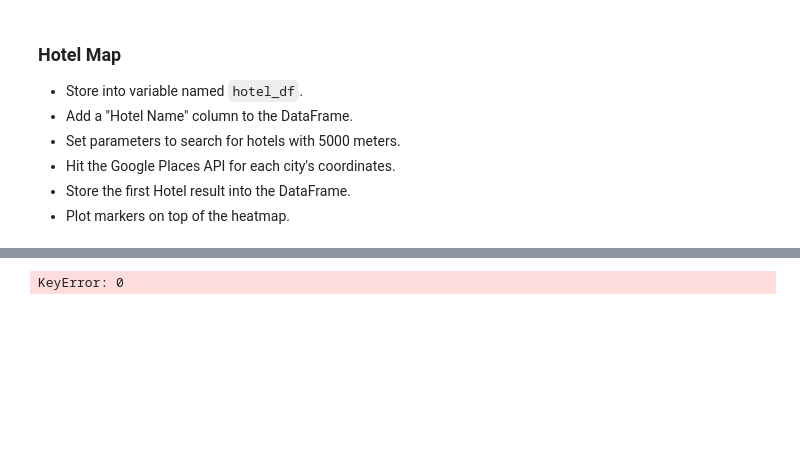
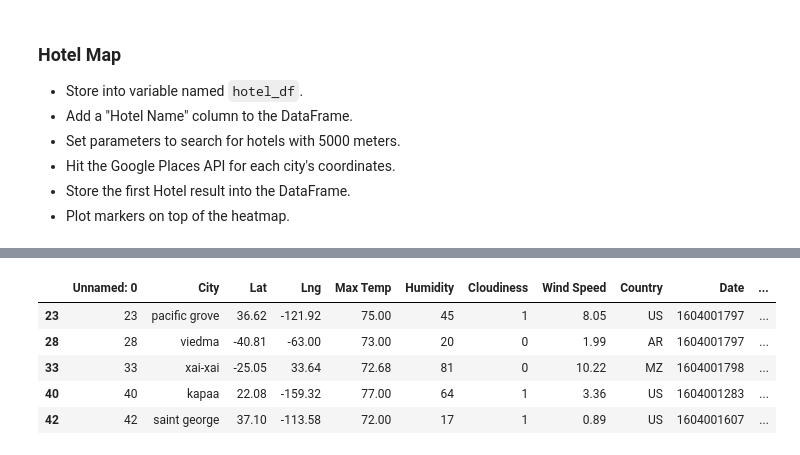
Before and after one commit to khbader101/python_api_challenge, a Jupyter notebook: vacationpy/VacationPy.ipynb, the cells around one changed output, grey strips where cells are left out. Saved outputs shown, nothing was run; the diff lists cells and outputs as text; code cells hidden in the pictures; blank space fills up the shorter version.

```diff
--- a/vacationpy/VacationPy.ipynb
+++ b/vacationpy/VacationPy.ipynb
@@ -142,29 +142,34 @@ hotel_df
 | 531 | 531 | bewar | 27.22 | 79.30 | 70.52 | 27 | 0 | 2.84 | IN | 1604001855 | ... |
 # %%
 hotel_name = []
-coordinates = f"{hotel_df['Lat'][0]}, {hotel_df['Lng'][0]}"
+coordinates = f"{hotel_df['Lat']}, {hotel_df['Lng']}"
 
 for index, row in hotel_df.iterrows():
     params = {
     "location": coordinates,
     "keyword": "hotel",
     "radius": 5000,
     "type": "hotel",
     "key": g_key
     }
 
     base_url = "https://maps.googleapis.com/maps/api/place/nearbysearch/json"
     response = requests.get(base_url, params=params)
     response_json = response.json()
     try:
         hotel_name.append(response_json['results'][0]['name'])
     except:
         hotel_name.append("")
 
 hotel_df["Hotel Name"] = hotel_name
 hotel_df.head()
 # %% [output]
-KeyError: 0
+|  | Unnamed: 0 | City | Lat | Lng | Max Temp | Humidity | Cloudiness | Wind Speed | Country | Date | ... |
+| 23 | 23 | pacific grove | 36.62 | -121.92 | 75.00 | 45 | 1 | 8.05 | US | 1604001797 | ... |
+| 28 | 28 | viedma | -40.81 | -63.00 | 73.00 | 20 | 0 | 1.99 | AR | 1604001797 | ... |
+| 33 | 33 | xai-xai | -25.05 | 33.64 | 72.68 | 81 | 0 | 10.22 | MZ | 1604001798 | ... |
+| 40 | 40 | kapaa | 22.08 | -159.32 | 77.00 | 64 | 1 | 3.36 | US | 1604001283 | ... |
+| 42 | 42 | saint george | 37.10 | -113.58 | 72.00 | 17 | 1 | 0.89 | US | 1604001607 | ... |
 # %%
 # NOTE: Do not change any of the code in this cell
 
```
Also changed, not shown: parts of 1 cell of this notebook, 1 other file.
